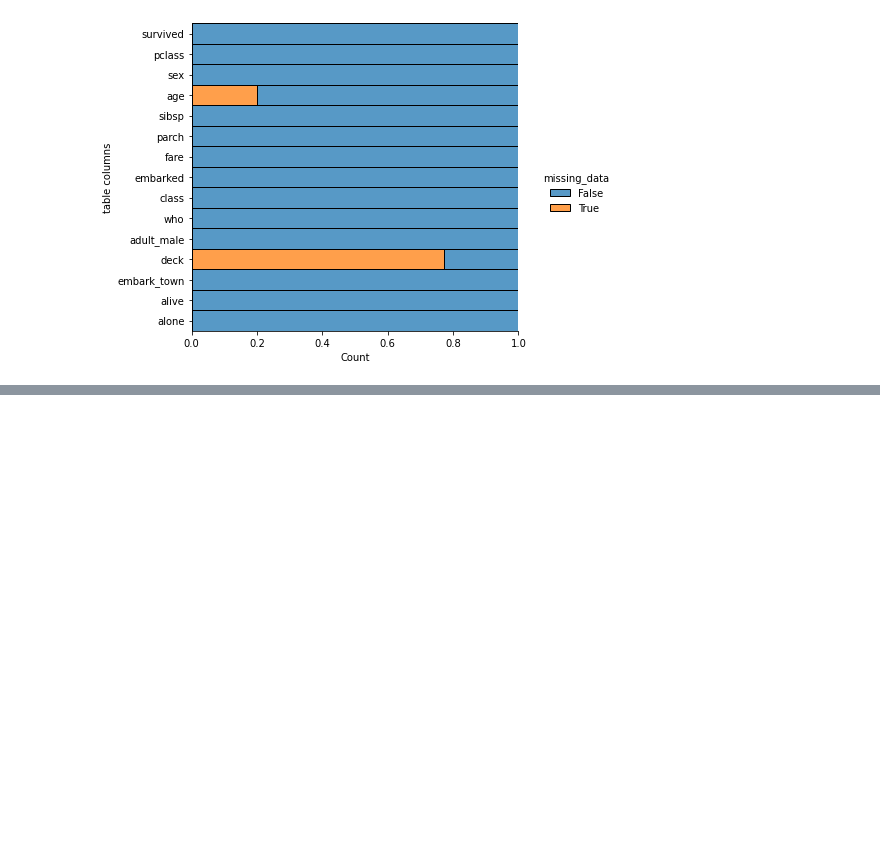
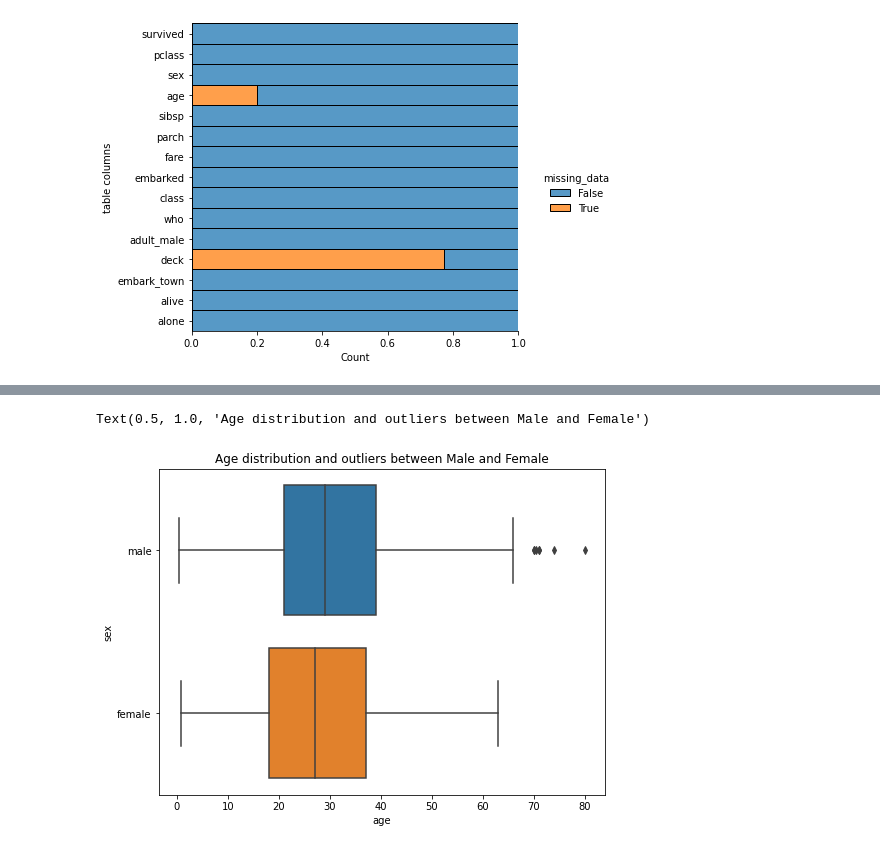
Before and after one commit to RanjitMenon09/MachineLearning, a Jupyter notebook: DataVisualization/titanicDataset/DataVisualization.ipynb, the cells around one changed output, grey strips where cells are left out. Cells and saved outputs as stored; diff of their text form; code cells hidden in the pictures; blank space fills up the shorter version.

Commit message:
Added charts to display how the missing values are related

```diff
--- a/DataVisualization/titanicDataset/DataVisualization.ipynb
+++ b/DataVisualization/titanicDataset/DataVisualization.ipynb
@@ -81,0 +106,7 @@ plt.show()
+# %%
+plt.figure(figsize=(8,6))
+sns.boxplot(x='age',y='sex',data=titanic)
+plt.title("Age distribution and outliers between Male and Female")
+# %% [output]
+Text(0.5, 1.0, 'Age distribution and outliers between Male and Female')
+[figure, added]
```
Also changed, not shown: parts of 7 cells of this notebook.
